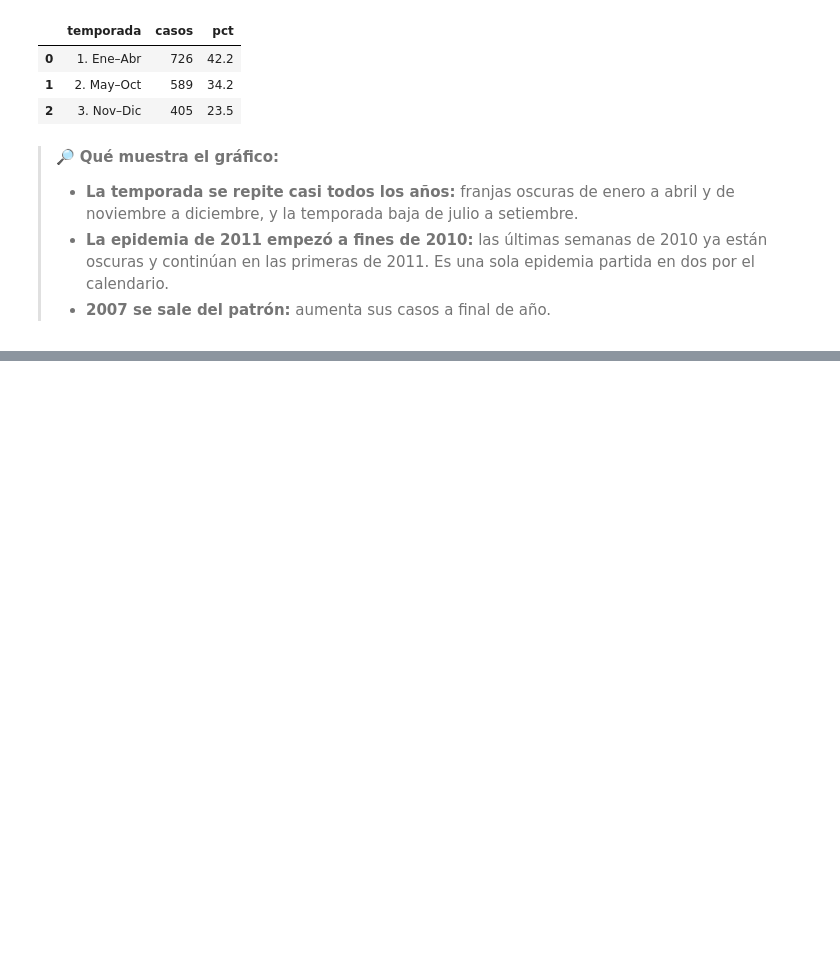
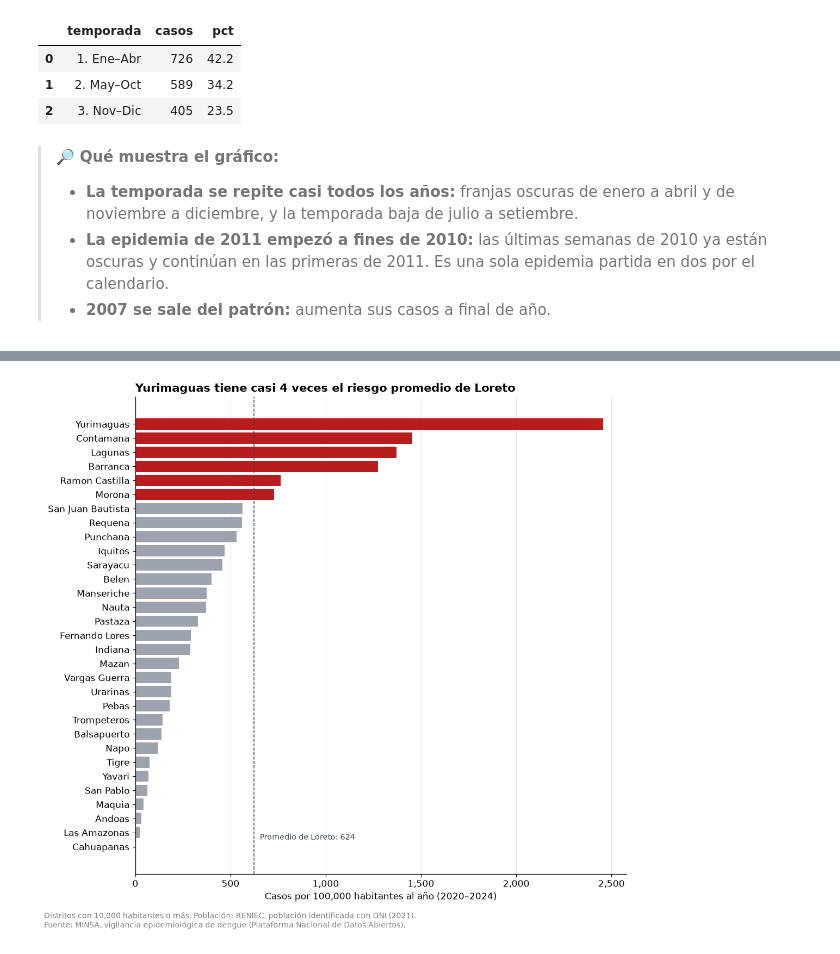
Before and after one commit to David-Sac/dengue-loreto, a Jupyter notebook: notebooks/04_visualizacion.ipynb, the cells around one changed output, grey strips where cells are left out. Cells and saved outputs as stored; diff of their text form; code cells hidden in the pictures; blank space fills up the shorter version.

Commit message:
feat: se añadio incidencia por distrito

```diff
--- a/notebooks/04_visualizacion.ipynb
+++ b/notebooks/04_visualizacion.ipynb
@@ -167,0 +175,48 @@ ORDER BY temporada
+# %%
+inc = consulta("""
+WITH casos_distrito AS (
+    SELECT ubigeo, COUNT(*) AS casos
+    FROM casos
+    WHERE ano BETWEEN 2020 AND 2024
+    GROUP BY ubigeo
+)
+SELECT
+    p.distrito,
+    p.poblacion,
+    COALESCE(c.casos, 0) AS casos,
+    COALESCE(c.casos, 0) * 100000.0 / p.poblacion / 5 AS incidencia
+FROM poblacion AS p
+LEFT JOIN casos_distrito AS c
+    ON p.ubigeo = c.ubigeo
+""")
+
+# Promedio de Loreto: con TODOS los distritos, antes de filtrar
+promedio_loreto = inc["casos"].sum() * 100000 / inc["poblacion"].sum() / 5
+
+# Solo distritos grandes, ordenados de menor a mayor (barh dibuja de abajo hacia arriba)
+grandes = inc[inc["poblacion"] >= 10000].sort_values("incidencia")
+colores = [COLOR_DESTACADO if v > promedio_loreto else COLOR_BASE for v in grandes["incidencia"]]
+
+fig, ax = plt.subplots(figsize=(10, 9))
+ax.barh(grandes["distrito"].str.title(), grandes["incidencia"], color=colores)
+
+# Línea del promedio
+ax.axvline(promedio_loreto, color="#374151", linestyle="--", linewidth=1)
+ax.text(promedio_loreto + 30, 0.5, f"Promedio de Loreto: {promedio_loreto:,.0f}",
+        fontsize=9, color="#374151")
+
+ax.set_title("Yurimaguas tiene casi 4 veces el riesgo promedio de Loreto",
+             loc="left", fontsize=14, fontweight="bold")
+ax.set_xlabel("Casos por 100,000 habitantes al año (2020–2024)")
+ax.xaxis.set_major_formatter(plt.FuncFormatter(lambda x, _: f"{x:,.0f}"))
+ax.grid(axis="x", alpha=0.3)
+ax.set_axisbelow(True)
+
+fig.text(0.01, -0.03,
+         "Distritos con 10,000 habitantes o más. Población: RENIEC, población identificada con DNI (2021).\n" + FUENTE,
+         fontsize=9, color="gray")
+plt.tight_layout()
+fig.savefig("../figures/03_incidencia_distrito.png", dpi=150, bbox_inches="tight")
+plt.show()
+# %% [output]
+[figure, added]
```
Also changed, not shown: parts of 1 cell of this notebook, 1 other file.
